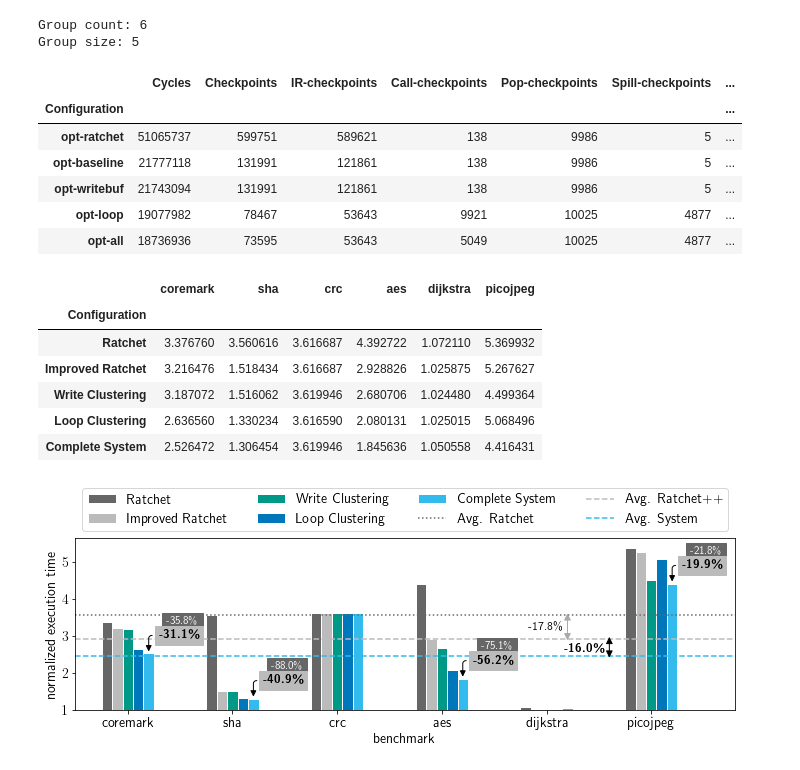
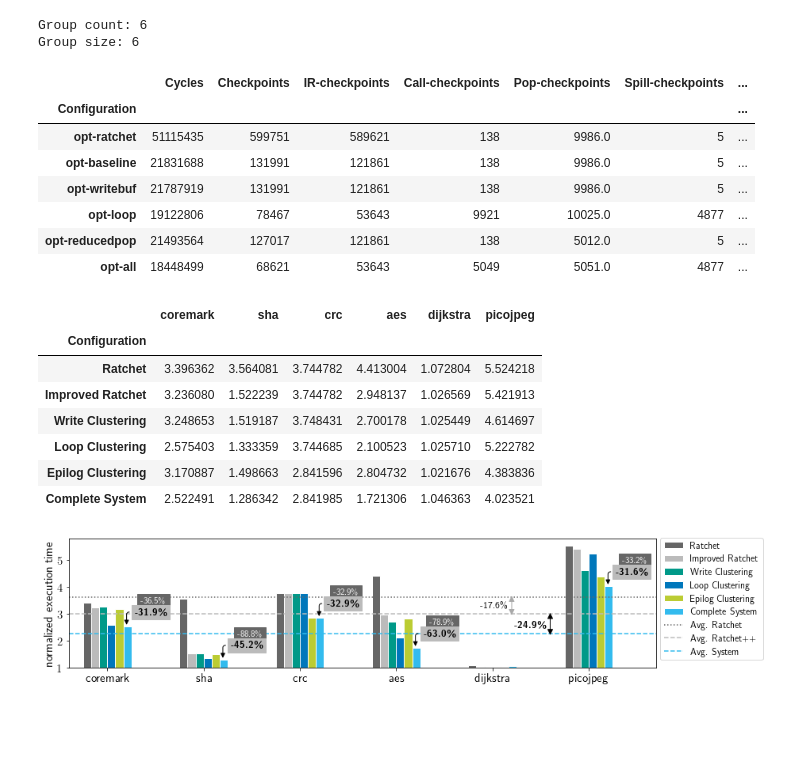
Before and after one commit to TUDSSL/WARio, a Jupyter notebook: plotting/BenchmarkPlot.ipynb, the cells around one changed output. Cells and saved outputs as stored; diff of their text form; code cells hidden in the pictures; blank space fills up the shorter version.

Commit message:
[plotting] update plot scripts

```diff
--- a/plotting/BenchmarkPlot.ipynb
+++ b/plotting/BenchmarkPlot.ipynb
@@ -15,9 +12,9 @@ from Color import *
 from MatplotlibFonts import *
 
 # Change the font size
-rcParams.update({"font.size": 14})
+rcParams.update({"font.size": 15})
 # %%
-RESULT_DIR='../benchmarks/results-O3'
+RESULT_DIR='../benchmarks/results'
 # %%
 # Benchmarks in order
 Benchmarks = [
@@ -35,6 +32,7 @@ Configurations = [
     'opt-baseline',
     'opt-writebuf',
     'opt-loop',
+    'opt-reducedpop',
     'opt-all'
 ]
 from BenchmarkConfiguration import *
@@ -55,18 +53,19 @@ print('Group count:', group_count)
 print('Group size:', group_size)
 # %% [output]
 Group count: 6
-Group size: 5
+Group size: 6
 # %%
 df['sha'] = df['sha'].reindex(ConfigurationNameMap)
 df['sha']
 # %% [output]
 |  | Cycles | Checkpoints | IR-checkpoints | Call-checkpoints | Pop-checkpoints | Spill-checkpoints | ... |
 | Configuration |  |  |  |  |  |  | ... |
-| opt-ratchet | 51065737 | 599751 | 589621 | 138 | 9986 | 5 | ... |
-| opt-baseline | 21777118 | 131991 | 121861 | 138 | 9986 | 5 | ... |
-| opt-writebuf | 21743094 | 131991 | 121861 | 138 | 9986 | 5 | ... |
-| opt-loop | 19077982 | 78467 | 53643 | 9921 | 10025 | 4877 | ... |
-| opt-all | 18736936 | 73595 | 53643 | 5049 | 10025 | 4877 | ... |
+| opt-ratchet | 51115435 | 599751 | 589621 | 138 | 9986.0 | 5 | ... |
+| opt-baseline | 21831688 | 131991 | 121861 | 138 | 9986.0 | 5 | ... |
+| opt-writebuf | 21787919 | 131991 | 121861 | 138 | 9986.0 | 5 | ... |
+| opt-loop | 19122806 | 78467 | 53643 | 9921 | 10025.0 | 4877 | ... |
+| opt-reducedpop | 21493564 | 127017 | 121861 | 138 | 5012.0 | 5 | ... |
+| opt-all | 18448499 | 68621 | 53643 | 5049 | 5051.0 | 4877 | ... |
 # %%
 dfa = pd.DataFrame()
 for bench in Benchmarks:
@@ -77,17 +76,18 @@ dfa
 # %% [output]
 |  | coremark | sha | crc | aes | dijkstra | picojpeg |
 | Configuration |  |  |  |  |  |  |
-| Ratchet | 3.376760 | 3.560616 | 3.616687 | 4.392722 | 1.072110 | 5.369932 |
-| Improved Ratchet | 3.216476 | 1.518434 | 3.616687 | 2.928826 | 1.025875 | 5.267627 |
-| Write Clustering | 3.187072 | 1.516062 | 3.619946 | 2.680706 | 1.024480 | 4.499364 |
-| Loop Clustering | 2.636560 | 1.330234 | 3.616590 | 2.080131 | 1.025015 | 5.068496 |
-| Complete System | 2.526472 | 1.306454 | 3.619946 | 1.845636 | 1.050558 | 4.416431 |
+| Ratchet | 3.396362 | 3.564081 | 3.744782 | 4.413004 | 1.072804 | 5.524218 |
+| Improved Ratchet | 3.236080 | 1.522239 | 3.744782 | 2.948137 | 1.026569 | 5.421913 |
+| Write Clustering | 3.248653 | 1.519187 | 3.748431 | 2.700178 | 1.025449 | 4.614697 |
+| Loop Clustering | 2.575403 | 1.333359 | 3.744685 | 2.100523 | 1.025710 | 5.222782 |
+| Epilog Clustering | 3.170887 | 1.498663 | 2.841596 | 2.804732 | 1.021676 | 4.383836 |
+| Complete System | 2.522491 | 1.286342 | 2.841985 | 1.721306 | 1.046363 | 4.023521 |
 # %%
 mean_ratchet = dfa.T[ConfigurationNameMap['opt-ratchet']].mean()
 mean_baseline = dfa.T[ConfigurationNameMap['opt-baseline']].mean()
 mean_opt_all = dfa.T[ConfigurationNameMap['opt-all']].mean()
 # %%
-bars = dfa.T.plot(kind='bar', ylim=(1,None), figsize=(10,4), color=[ConfigurationColorMap[c] for c in Configurations], edgecolor='white', linewidth=1)
+bars = dfa.T.plot(kind='bar', ylim=(1,None), figsize=(13,3), color=[ConfigurationColorMap[c] for c in Configurations], edgecolor='white', linewidth=1)
 plt.xticks(rotation=0)
 
 handles, labels = bars.get_legend_handles_labels()
@@ -102,12 +102,13 @@ mean_opt_all_line = plt.axhline(y = mean_opt_all, color = ConfigurationColorMap[
 
 # Manually place the average lines at the end of the legend
 handles.extend([mean_ratchet_line, mean_baseline_line, mean_opt_all_line])
-bars.legend(handles=handles, bbox_to_anchor=(0, 1.0, 1, 0), loc="lower left", mode='expand', ncol=4)
+#bars.legend(handles=handles, bbox_to_anchor=(0, 1.0, 1, 0), loc="lower left", mode='expand', ncol=4)
+bars.legend(handles=handles, bbox_to_anchor=(0, 1.04, 1.19, 0), loc="upper right", fancybox=True, ncol=1, fontsize=12)
 
 # Iterate through the benchmarks (in order)
 for idx, bench in enumerate(Benchmarks):
     # Skip some benchmark(s)
-    skip = ['dijkstra', 'crc']
+    skip = ['dijkstra']
     if bench in skip:
         continue
 
@@ -144,36 +145,36 @@ for idx, bench in enumerate(Benchmarks):
                   draw_arrow=True)
 
 
 # Annotate the average lines
 plt.annotate('', xy=(4.6, mean_opt_all-0.1), xytext=(4.6,mean_baseline+0.1),
              arrowprops=dict(arrowstyle='<|-|>', fc='black'))
 reduction_perc = (mean_baseline-mean_opt_all)/mean_baseline * 100
 plt.annotate('\\textbf{'+'-{:02.1f}\%'.format(reduction_perc)+'}', xy=(4.6, mean_opt_all+(mean_baseline-mean_opt_all)/2),
              xytext=(-5,-2), textcoords='offset points',
              fontsize=12,
              horizontalalignment='right', verticalalignment='center')
 
 
 plt.annotate('', xy=(4.2, mean_baseline-0.1), xytext=(4.2,mean_ratchet+0.1),
              arrowprops=dict(arrowstyle='<|-|>', fc='darkgrey', edgecolor='darkgrey'))
 reduction_perc = (mean_ratchet-mean_baseline)/mean_ratchet * 100
 plt.annotate('-{:02.1f}\%'.format(reduction_perc), xy=(4.2, mean_baseline+(mean_ratchet-mean_baseline)/2),
              xytext=(-5,0), textcoords='offset points',
              fontsize=12,
              horizontalalignment='right', verticalalignment='center')
 
 #plt.subplots_adjust(right=1.3)
-plt.xlim(None, len(Benchmarks)-1+0.8)
+plt.xlim(-0.4, len(Benchmarks)-1+0.7)
 
 # Set the axis
-plt.xlabel('benchmark')
+#plt.xlabel('benchmark')
 plt.ylabel('normalized execution time')
 
 # Show the plot
 plt.tight_layout()
 plt.show()
 # %% [output]
-[figure, old version]
+[figure, new version]
 # %%
 # Save the figure
 fig = bars.get_figure()
```
Also changed, not shown: parts of 7 cells of this notebook, 5 other files.
